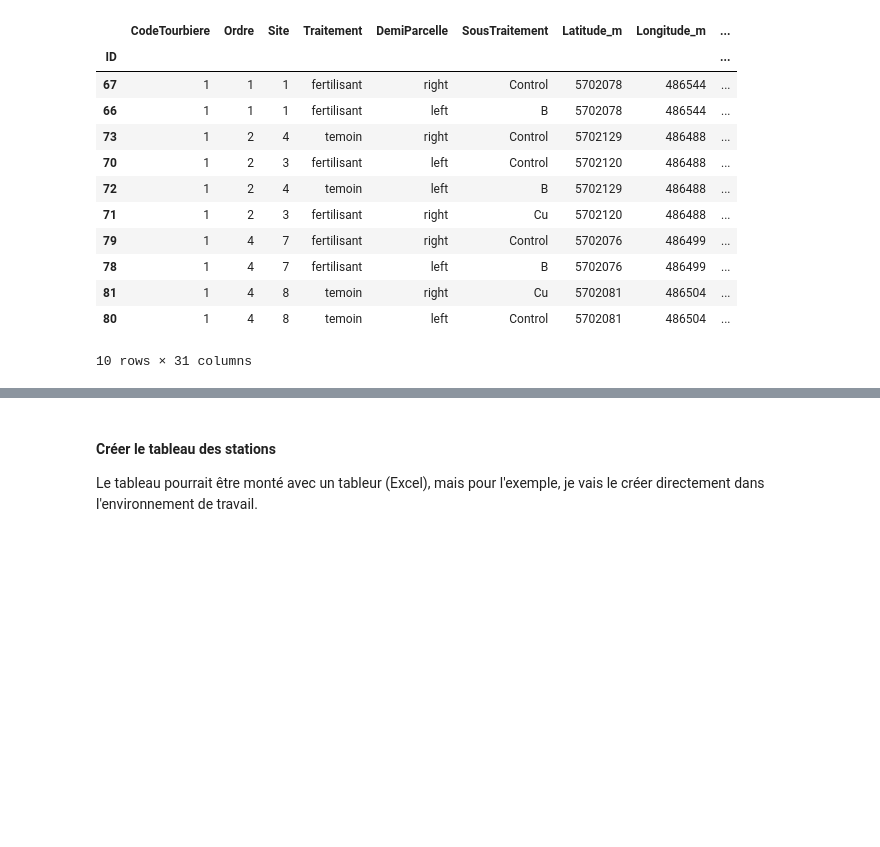
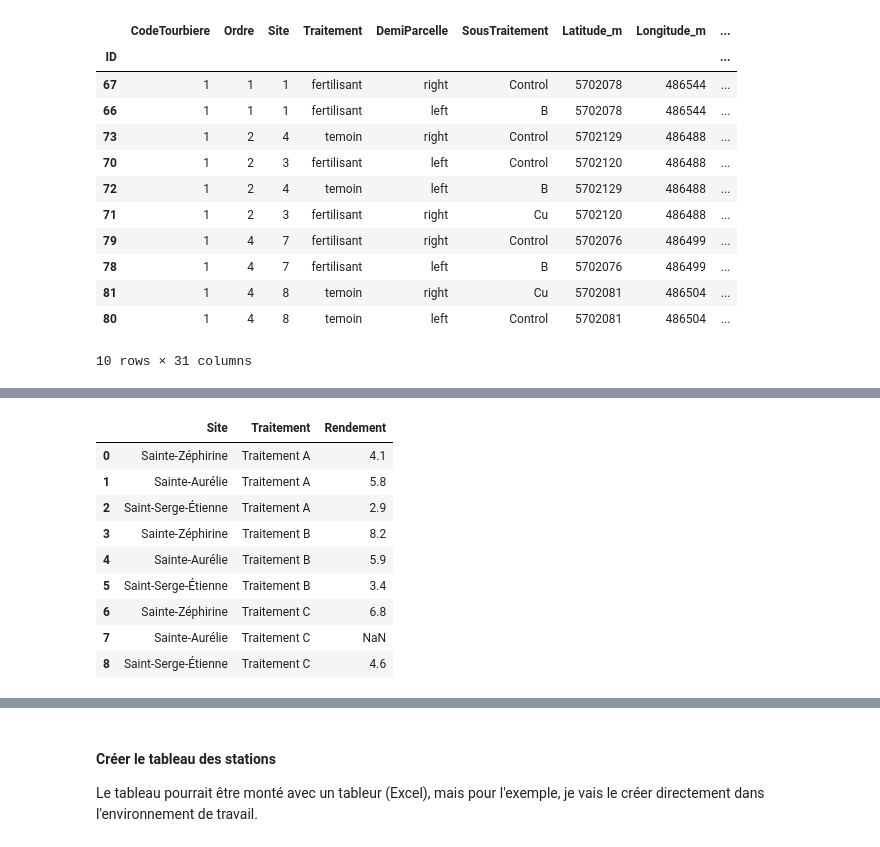
Before and after one commit to essicolo/ecologie-mathematique-Py, a Jupyter notebook: 3_Donnees/3_data.ipynb, the cells around one changed output, grey strips where cells are left out. Saved outputs shown, nothing was run; the diff lists cells and outputs as text; code cells hidden in the pictures; blank space fills up the shorter version.

```diff
--- a/3_Donnees/3_data.ipynb
+++ b/3_Donnees/3_data.ipynb
@@ -737,0 +824,14 @@ chicoute.sort_values(by='Rendement_g.5m2', ascending=False).head(10)
+# %%
+experience_tidy.rename(columns={'variable': 'Traitement', 'value':'Rendement'}, inplace=True)
+experience_tidy
+# %% [output]
+|  | Site | Traitement | Rendement |
+| 0 | Sainte-Zéphirine | Traitement A | 4.1 |
+| 1 | Sainte-Aurélie | Traitement A | 5.8 |
+| 2 | Saint-Serge-Étienne | Traitement A | 2.9 |
+| 3 | Sainte-Zéphirine | Traitement B | 8.2 |
+| 4 | Sainte-Aurélie | Traitement B | 5.9 |
+| 5 | Saint-Serge-Étienne | Traitement B | 3.4 |
+| 6 | Sainte-Zéphirine | Traitement C | 6.8 |
+| 7 | Sainte-Aurélie | Traitement C | NaN |
+| 8 | Saint-Serge-Étienne | Traitement C | 4.6 |
```
Also changed, not shown: parts of 47 cells of this notebook, 4 other files.
